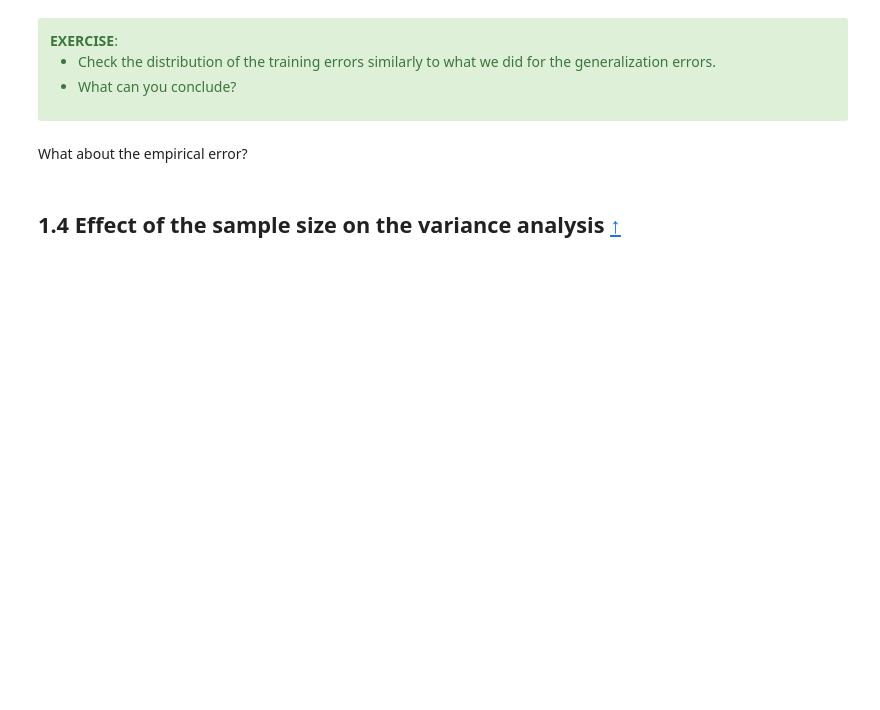
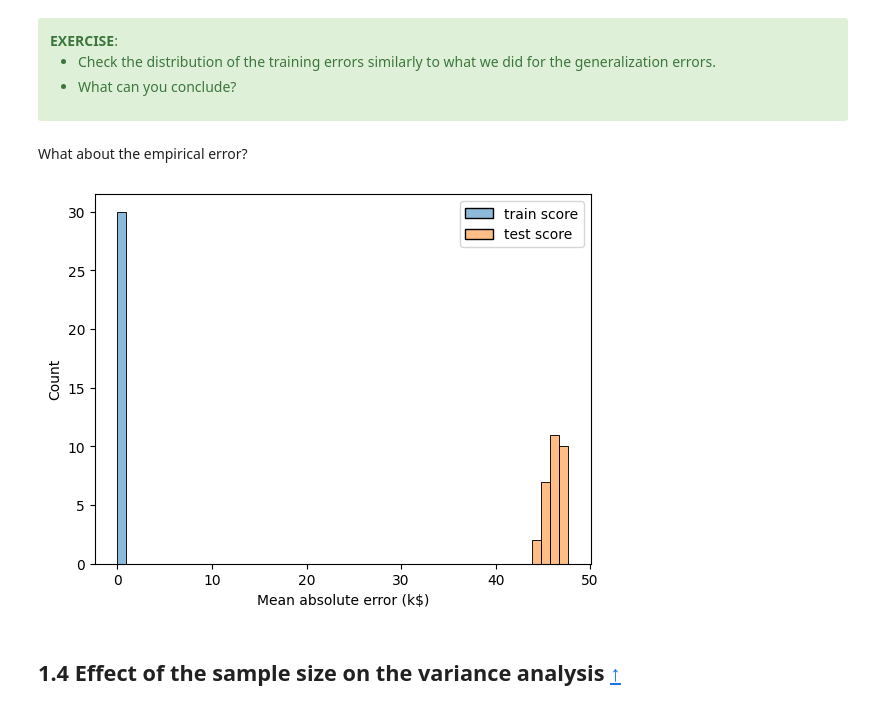
Before and after one commit to x-datascience-datacamp/datacamp-master, a Jupyter notebook: 03_generalization_and_cv/01-cross_validation_and_metrics.ipynb, the cells around one changed output. Saved outputs shown, nothing was run; the diff lists cells and outputs as text; code cells hidden in the pictures; blank space fills up the shorter version.

```diff
--- a/03_generalization_and_cv/01-cross_validation_and_metrics.ipynb
+++ b/03_generalization_and_cv/01-cross_validation_and_metrics.ipynb
@@ -169,3 +250,19 @@ What about the empirical error?
+# %%
+# %load solutions/solution_2.py
+result_cv = pd.DataFrame(
+    cross_validate(
+        regressor, X, y, cv=cv, scoring="neg_mean_absolute_error",
+        return_train_score=True
+    )
+)
+# %%
+# %load solutions/solution_3.py
+scores = result_cv[["train_score", "test_score"]] * - 1
+scores.columns = scores.columns.str.replace("_", " ")
+sns.histplot(scores, bins=50)
+_ = plt.xlabel("Mean absolute error (k$)")
+# %% [output]
+[figure, added]
 # %% [markdown]
 ## 1.4 Effect of the sample size on the variance analysis<a class="anchor" id="benefitscv_effect"></a> [↑](#Table-of-contents)
 # %% [markdown]
```
Also changed, not shown: parts of 26 cells of this notebook, 12 other files.
